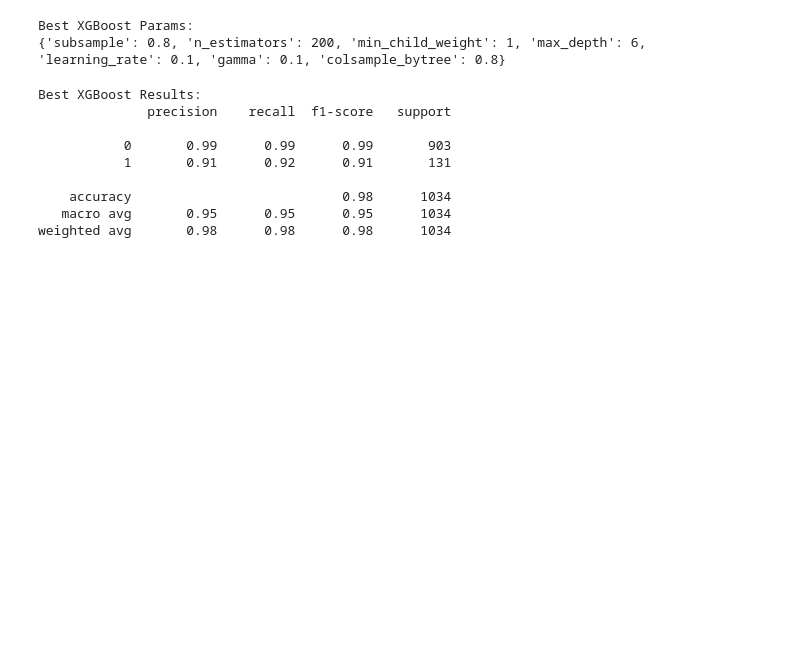
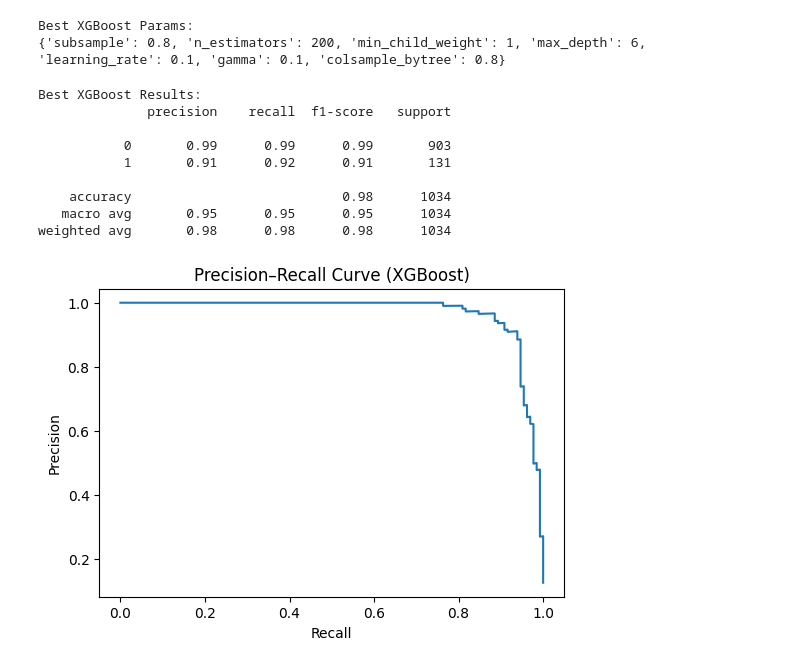
Before and after one commit to AyushWaghmare019/Text-Based-Risk-Classification-System, a Jupyter notebook: notebooks/modelling.ipynb, the cells around one changed output. Saved outputs shown, nothing was run; the diff lists cells and outputs as text; code cells hidden in the pictures; blank space fills up the shorter version.

Commit message:
threshold tuning added

```diff
--- a/notebooks/modelling.ipynb
+++ b/notebooks/modelling.ipynb
@@ -148,7 +147,6 @@ from xgboost import XGBClassifier
 xgb_base = XGBClassifier(
     objective='binary:logistic',
     eval_metric='logloss',
-    scale_pos_weight=scale_pos_weight,
     n_jobs=-1,
     random_state=42
 )
@@ -218,3 +216,19 @@ Best XGBoost Results:
     accuracy                           0.98      1034
    macro avg       0.95      0.95      0.95      1034
 weighted avg       0.98      0.98      0.98      1034
+# %%
+y_probs = best_xgb.predict_proba(X_test_final)[:, 1]
+# %%
+from sklearn.metrics import precision_recall_curve
+import matplotlib.pyplot as plt
+
+precision, recall, thresholds = precision_recall_curve(y_test, y_probs)
+
+plt.figure(figsize=(6,4))
+plt.plot(recall, precision)
+plt.xlabel("Recall")
+plt.ylabel("Precision")
+plt.title("Precision–Recall Curve (XGBoost)")
+plt.show()
+# %% [output]
+[figure, added]
```
Also changed, not shown: parts of 5 cells of this notebook.
